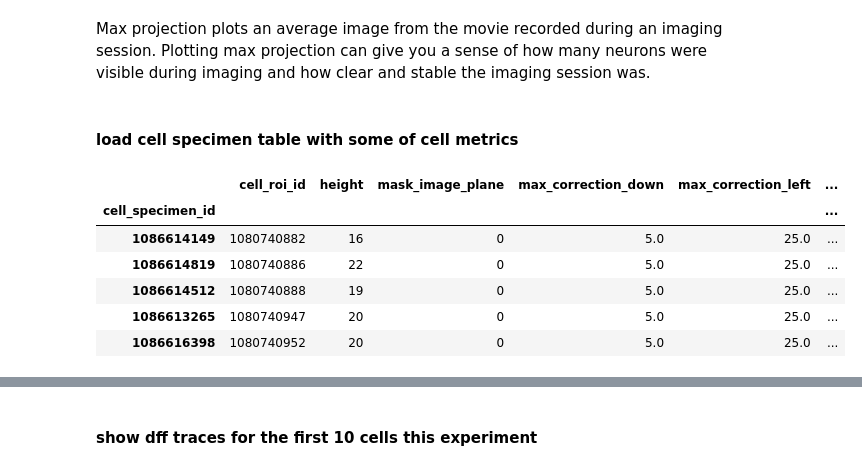
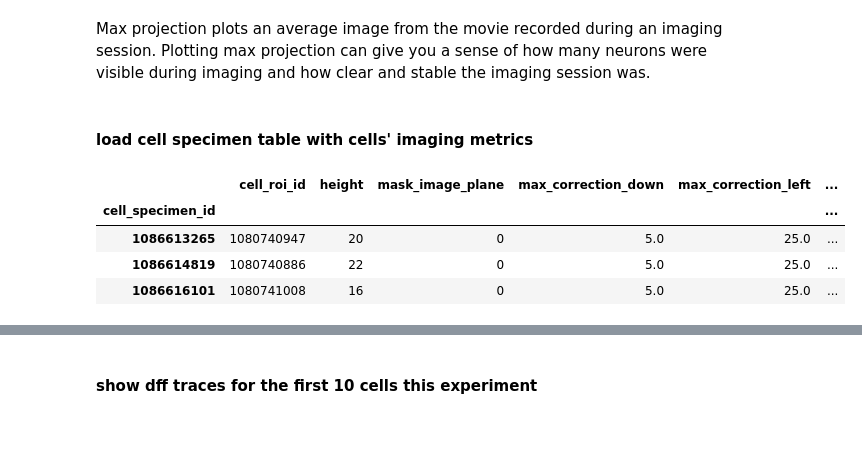
Before and after one commit to AllenInstitute/visual_behavior_analysis, a Jupyter notebook: notebooks/22.03.2021_load_ophys_data_example.ipynb, the cells around one changed output, grey strips where cells are left out. Cells and saved outputs as stored; diff of their text form; code cells hidden in the pictures; blank space fills up the shorter version.

```diff
--- a/notebooks/22.03.2021_load_ophys_data_example.ipynb
+++ b/notebooks/22.03.2021_load_ophys_data_example.ipynb
@@ -134,14 +134,12 @@ plt.imshow(dataset.max_projection, cmap='gray')
 # %% [markdown]
 Max projection plots an average image from the movie recorded during an imaging session. Plotting max projection can give you a sense of how many neurons were visible during imaging and how clear and stable the imaging session was.
 # %% [markdown]
-#### load cell specimen table with some of cell metrics
+#### load cell specimen table with cells' imaging metrics
 # %%
- dataset.cell_specimen_table.head(5)
+ dataset.cell_specimen_table.sample(3)
 # %% [output]
 |  | cell_roi_id | height | mask_image_plane | max_correction_down | max_correction_left | ... |
 | cell_specimen_id |  |  |  |  |  | ... |
-| 1086614149 | 1080740882 | 16 | 0 | 5.0 | 25.0 | ... |
+| 1086613265 | 1080740947 | 20 | 0 | 5.0 | 25.0 | ... |
 | 1086614819 | 1080740886 | 22 | 0 | 5.0 | 25.0 | ... |
-| 1086614512 | 1080740888 | 19 | 0 | 5.0 | 25.0 | ... |
-| 1086613265 | 1080740947 | 20 | 0 | 5.0 | 25.0 | ... |
-| 1086616398 | 1080740952 | 20 | 0 | 5.0 | 25.0 | ... |
+| 1086616101 | 1080741008 | 16 | 0 | 5.0 | 25.0 | ... |
```
Also changed, not shown: parts of 21 cells of this notebook.
